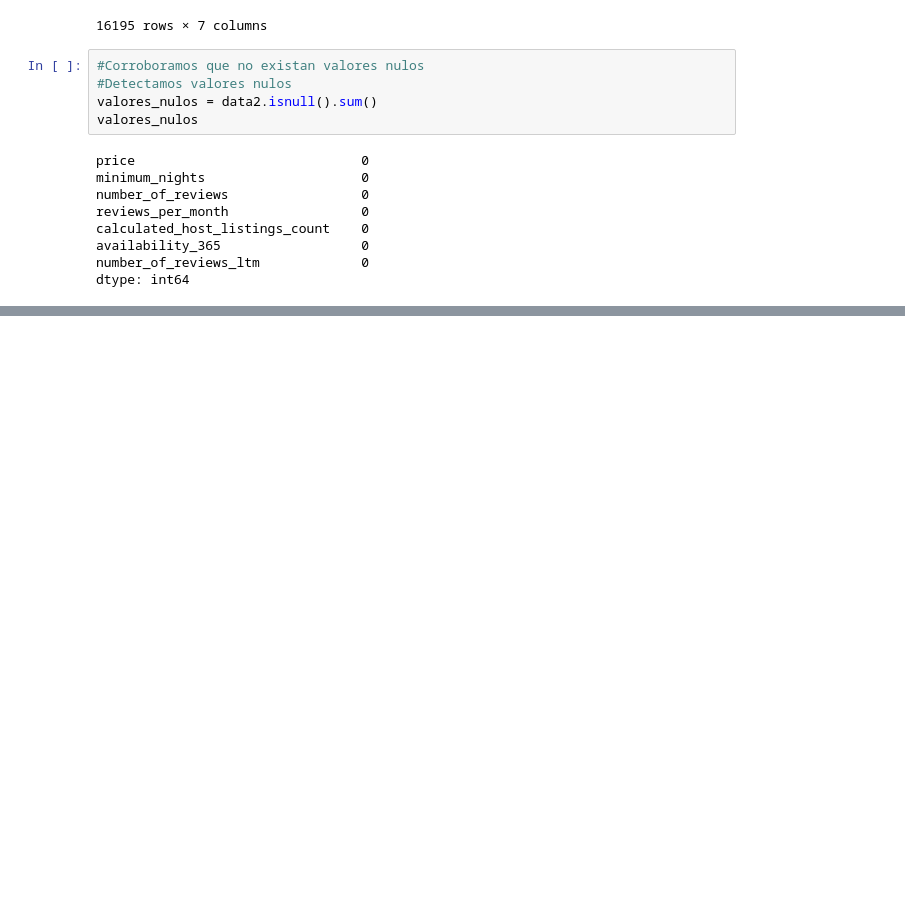
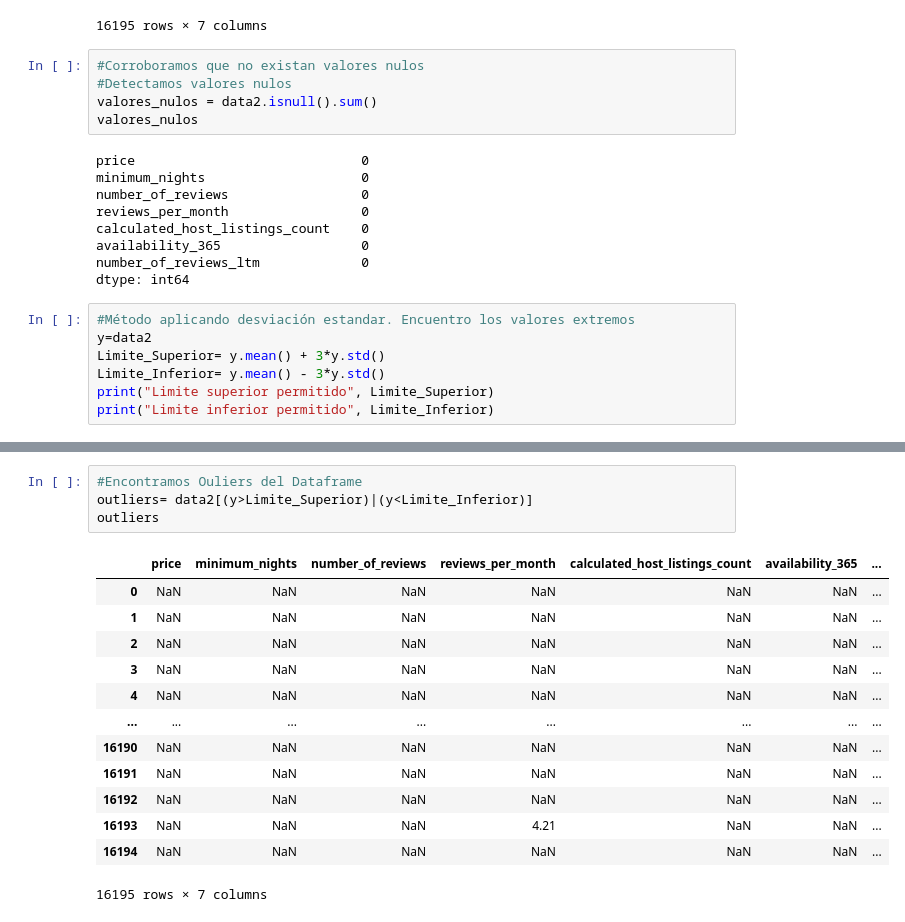
Before and after one commit to MaferLedmar/Actividad-2-Reto, a Jupyter notebook: BuenosAires.ipynb, the cells around one changed output, grey strips where cells are left out. Drawn from its saved outputs; the diff is of its cells as text; blank space fills up the shorter version.

```diff
--- a/BuenosAires.ipynb
+++ b/BuenosAires.ipynb
@@ -83,3 +90,10 @@ calculated_host_listings_count    0
 availability_365                  0
 number_of_reviews_ltm             0
 dtype: int64
+# %%
+#Método aplicando desviación estandar. Encuentro los valores extremos
+y=data2
+Limite_Superior= y.mean() + 3*y.std()
+Limite_Inferior= y.mean() - 3*y.std()
+print("Limite superior permitido", Limite_Superior)
+print("Limite inferior permitido", Limite_Inferior)
@@ -85,0 +117,18 @@ dtype: int64
+# %%
+#Encontramos Ouliers del Dataframe
+outliers= data2[(y>Limite_Superior)|(y<Limite_Inferior)]
+outliers
+# %% [output]
+|  | price | minimum_nights | number_of_reviews | reviews_per_month | calculated_host_listings_count | availability_365 | ... |
+| 0 | NaN | NaN | NaN | NaN | NaN | NaN | ... |
+| 1 | NaN | NaN | NaN | NaN | NaN | NaN | ... |
+| 2 | NaN | NaN | NaN | NaN | NaN | NaN | ... |
+| 3 | NaN | NaN | NaN | NaN | NaN | NaN | ... |
+| 4 | NaN | NaN | NaN | NaN | NaN | NaN | ... |
+| ... | ... | ... | ... | ... | ... | ... | ... |
+| 16190 | NaN | NaN | NaN | NaN | NaN | NaN | ... |
+| 16191 | NaN | NaN | NaN | NaN | NaN | NaN | ... |
+| 16192 | NaN | NaN | NaN | NaN | NaN | NaN | ... |
+| 16193 | NaN | NaN | NaN | 4.21 | NaN | NaN | ... |
+| 16194 | NaN | NaN | NaN | NaN | NaN | NaN | ... |
+16195 rows × 7 columns
```
Also changed, not shown: parts of 5 cells of this notebook, 1 other file.
